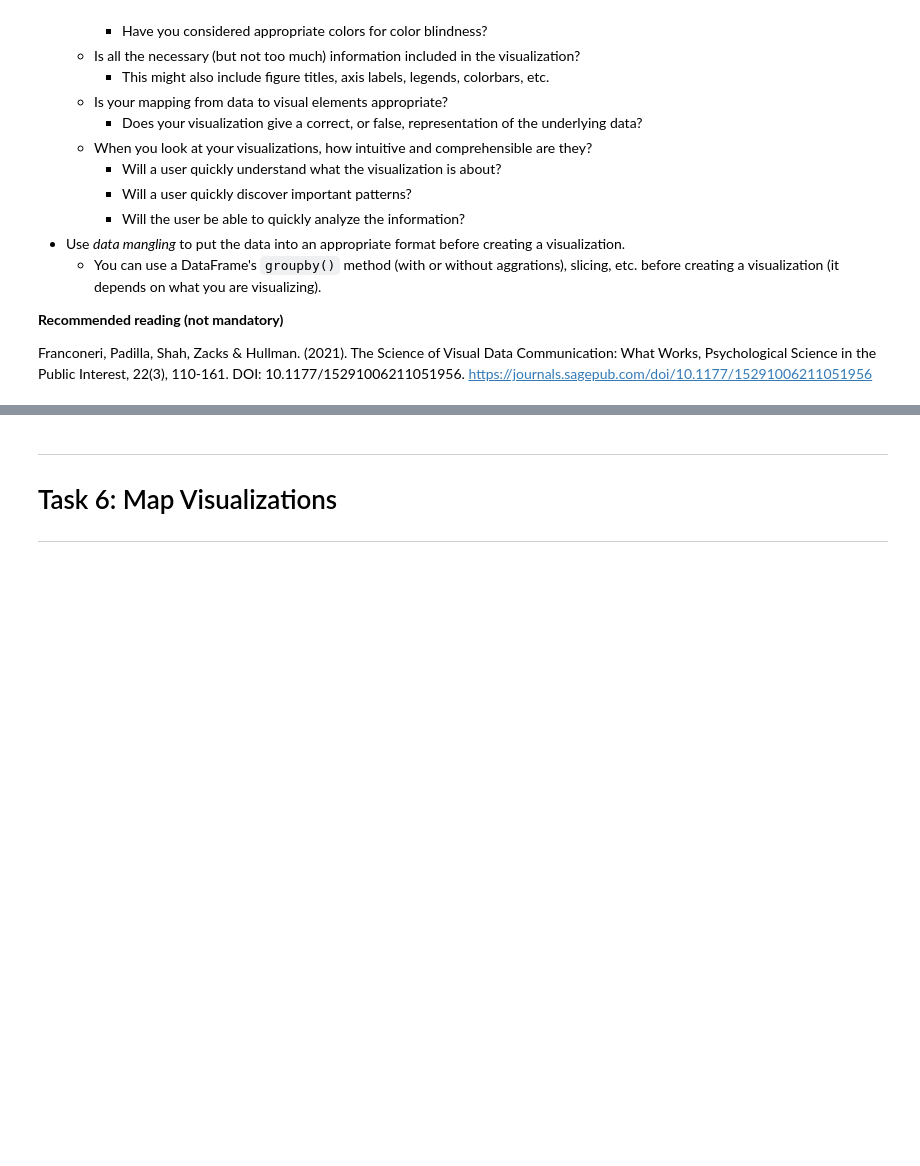
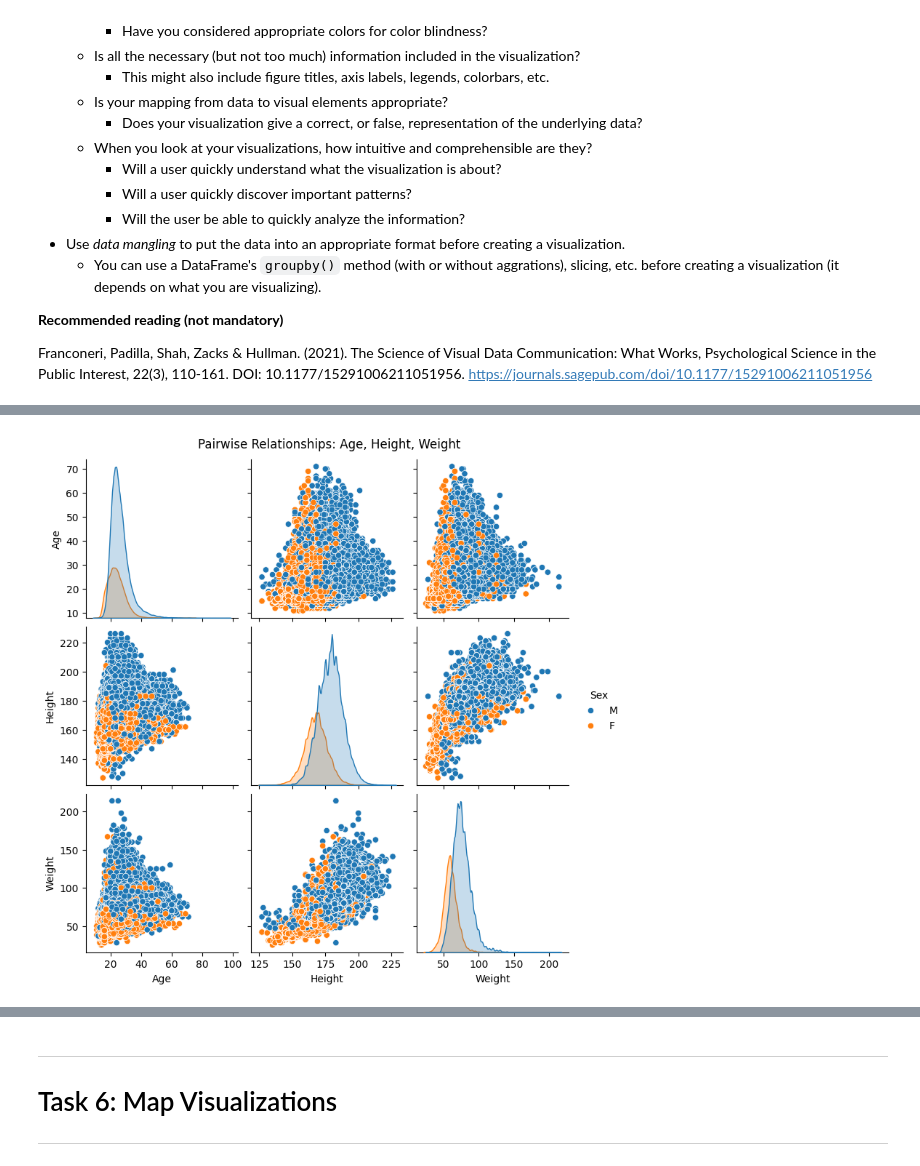
Before and after one commit to 05c4r-1337/DataVisAssignment, a Jupyter notebook: assignment.ipynb, the cells around one changed output, grey strips where cells are left out. Cells and saved outputs as stored; diff of their text form; code cells hidden in the pictures; blank space fills up the shorter version.

```diff
--- a/assignment.ipynb
+++ b/assignment.ipynb
@@ -1282,6 +1333,16 @@ Create a `pairplot` showing the pariwise correlations of athlete Age, Height and
 </details>
 # %%
 # TODO: Write your code here to visualize pairwise correlations of athlete Age, Height and Weight per Sex using a pair plot.
+
+# Create pairplot for Age, Height, Weight, colored by Sex
+pair_plot = sns.pairplot(df, vars=["Age", "Height", "Weight"], hue="Sex")
+
+# Add a super title
+pair_plot.fig.suptitle("Pairwise Relationships: Age, Height, Weight", y=1.02)
+
+plt.show()
+# %% [output]
+[figure, added]
 # %% [markdown]
 ---
 ## Task 5.2 Visualize Pairwise Correlations of the Numeric Features with a `heatmap`
```
Also changed, not shown: parts of 6 cells of this notebook.
